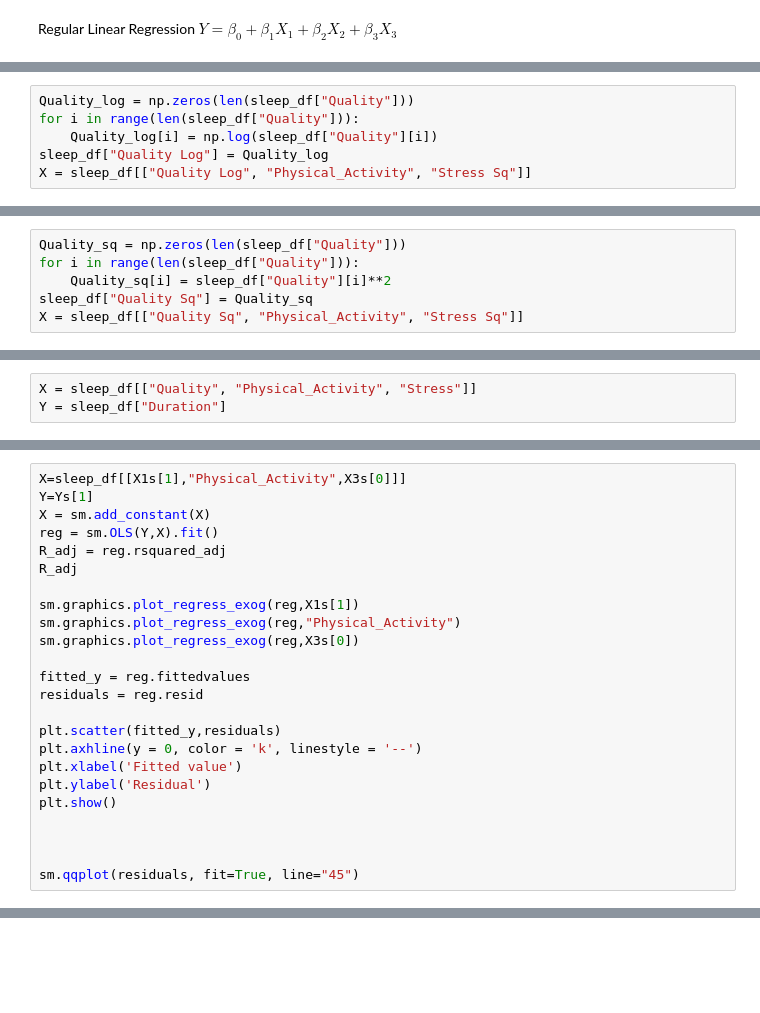
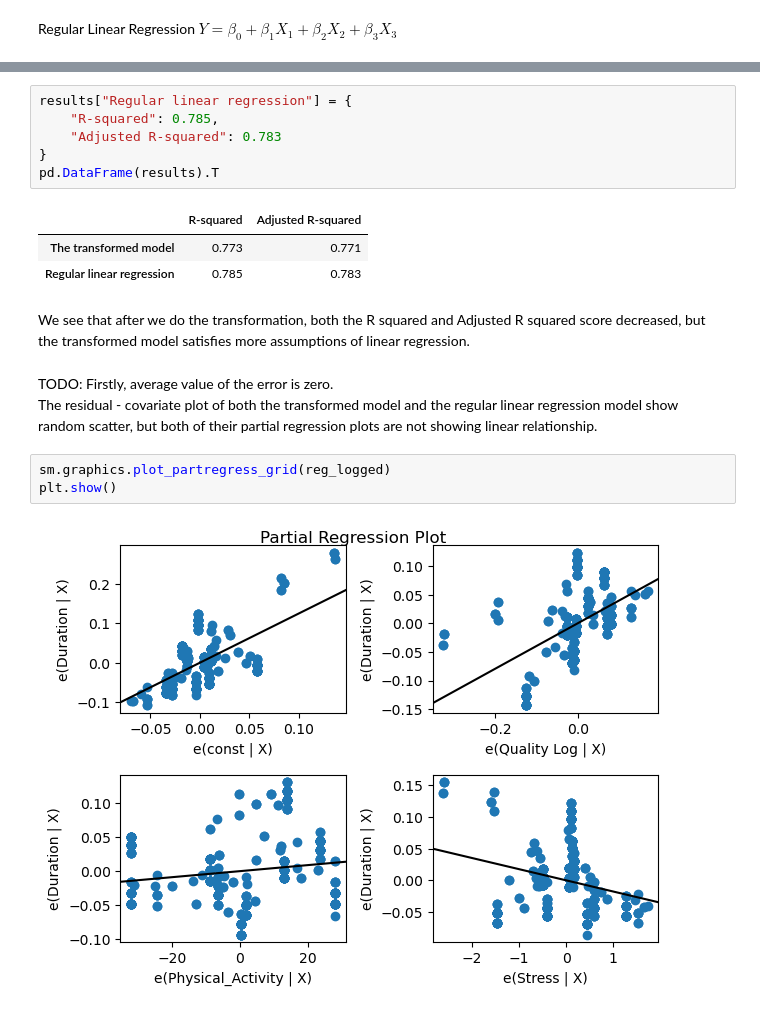
Before and after one commit to lding219/math-360-modelling-assignment-3, a Jupyter notebook: doris/report_file.ipynb, the cells around one changed output, grey strips where cells are left out. Saved outputs shown, nothing was run; the diff lists cells and outputs as text; blank space fills up the shorter version.

```diff
--- a/doris/report_file.ipynb
+++ b/doris/report_file.ipynb
@@ -198,6 +122,0 @@ $Y=\beta _0 + \beta _1 Log(X_1) +\beta _2 X_2 + \beta _3 X_3$
-# %%
-Quality_log = np.zeros(len(sleep_df["Quality"]))
-for i in range(len(sleep_df["Quality"])):
-    Quality_log[i] = np.log(sleep_df["Quality"][i])
-sleep_df["Quality Log"] = Quality_log
-X = sleep_df[["Quality Log", "Physical_Activity", "Stress Sq"]]
@@ -229,6 +122,0 @@ $Y=\beta _0 + \beta _1 X_1^2 +\beta _2 X_2 + \beta _3 X_3$
-# %%
-Quality_sq = np.zeros(len(sleep_df["Quality"]))
-for i in range(len(sleep_df["Quality"])):
-    Quality_sq[i] = sleep_df["Quality"][i]**2
-sleep_df["Quality Sq"] = Quality_sq
-X = sleep_df[["Quality Sq", "Physical_Activity", "Stress Sq"]]
@@ -260,3 +122,0 @@ $Log(Y)=\beta _0 + \beta _1 X_1 +\beta _2 X_2^2 + \beta _3 X_3$
-# %%
-X = sleep_df[["Quality", "Physical_Activity", "Stress"]]
-Y = sleep_df["Duration"]
@@ -409,24 +122,0 @@ sm.qqplot(residuals, fit=True, line="45")
-# %%
-X=sleep_df[[X1s[1],"Physical_Activity",X3s[0]]]
-Y=Ys[1]
-X = sm.add_constant(X)
-reg = sm.OLS(Y,X).fit()
-R_adj = reg.rsquared_adj
-R_adj
-
-sm.graphics.plot_regress_exog(reg,X1s[1])
-sm.graphics.plot_regress_exog(reg,"Physical_Activity")
-sm.graphics.plot_regress_exog(reg,X3s[0])
-
-fitted_y = reg.fittedvalues
-residuals = reg.resid
-
-plt.scatter(fitted_y,residuals)
-plt.axhline(y = 0, color = 'k', linestyle = '--')
-plt.xlabel('Fitted value')
-plt.ylabel('Residual')
-plt.show()
-
-
-
-sm.qqplot(residuals, fit=True, line="45")
@@ -438,0 +146,21 @@ sm.qqplot(residuals, fit=True, line="45")
+# %%
+results["Regular linear regression"] = {
+    "R-squared": 0.785,
+    "Adjusted R-squared": 0.783
+}
+pd.DataFrame(results).T
+# %% [output]
+|  | R-squared | Adjusted R-squared |
+| The transformed model | 0.773 | 0.771 |
+| Regular linear regression | 0.785 | 0.783 |
+# %% [markdown]
+We see that after we do the transformation, both the R squared and Adjusted R squared score decreased, but the transformed model satisfies more assumptions of linear regression.
+# %% [markdown]
+TODO:
+Firstly, average value of the error is zero. \
+The residual - covariate plot of both the transformed model and the regular linear regression model show random scatter, but both of their partial regression plots are not showing linear relationship.
+# %%
+sm.graphics.plot_partregress_grid(reg_logged)
+plt.show()
+# %% [output]
+[figure, added]
```
Also changed, not shown: parts of 44 cells of this notebook.
